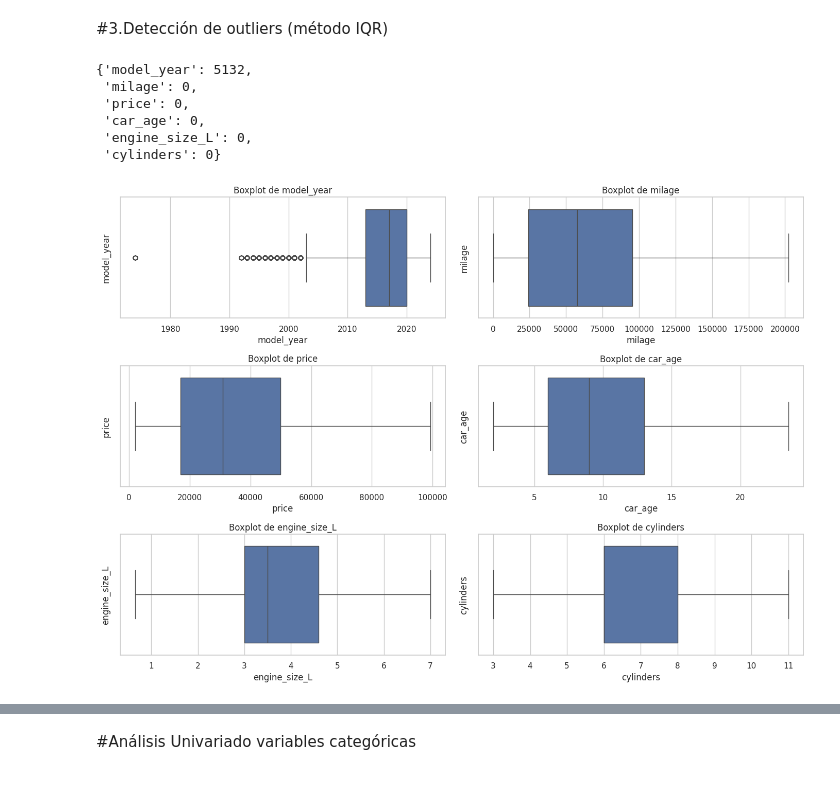
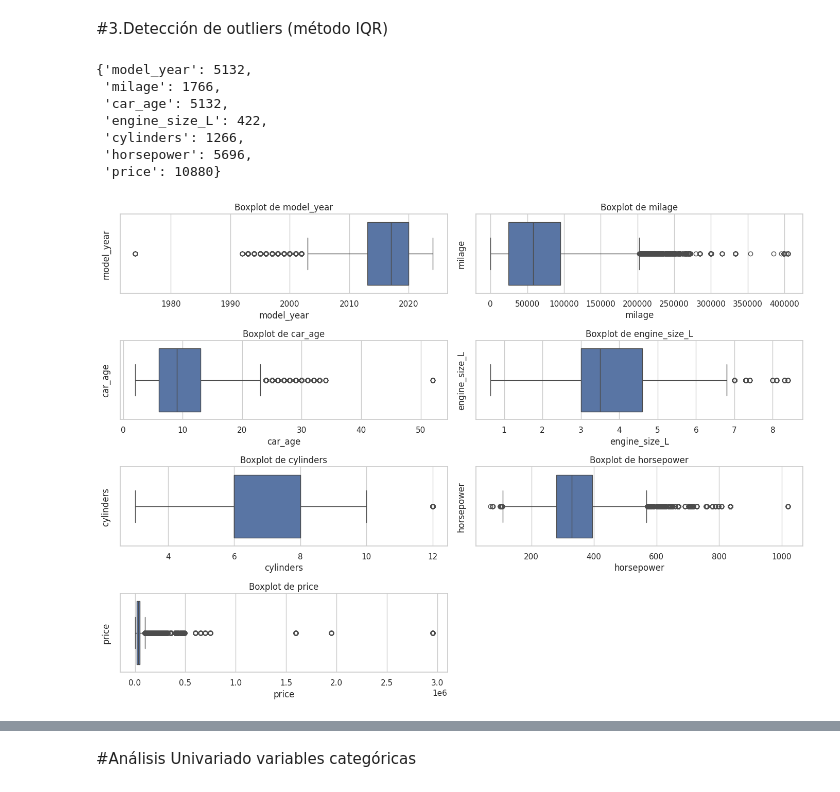
Before and after one commit to Bootcamp-Data-Analyst/proyecto7-grupo3-problema-de-regresion, a Jupyter notebook: car-price-ml-proyect/notebooks/EDA_Andrés.ipynb, the cells around one changed output, grey strips where cells are left out. Drawn from its saved outputs; the diff is of its cells as text; code cells hidden in the pictures.

Commit message:
EDA: Terminado el EDA con análisis univariado y variado de nuestros dataset, preparador para codificación y entrenamiento del modelo

```diff
--- a/car-price-ml-proyect/notebooks/EDA_Andrés.ipynb
+++ b/car-price-ml-proyect/notebooks/EDA_Andrés.ipynb
@@ -17,14 +17,16 @@ plt.rcParams["figure.figsize"] = (10, 6) #utilidades especificas para visualizac
 # %%
 #Procedemos a cargar el dataset y visualizarlo
 df_clean=pd.read_csv("cleaned_train.csv")
+df_clean_test = pd.read_csv("cleaned_test.csv")
 
 # Obtenemos una lista de las columnas que queremos cambiar su tipo
 cat_cols = [
-    'brand','model','fuel_type','transmission',
-    'ext_col','int_col','accident','clean_title'
+    'brand','fuel_type','transmission_simple',
+    'accident','clean_title'
 ]
 # Cambiamos el tipo a category
 df_clean[cat_cols] = df_clean[cat_cols].astype('category')
+df_clean_test[cat_cols] = df_clean_test[cat_cols].astype('category')
 
 df_clean.info() #ver los datatypes, valores faltantes
 df_clean.describe() #stats de columnas numéricas
@@ -69,7 +84,7 @@ df_clean.head() #muestra las primeras filas
 #2.Análisis Univariado – Métricas Numéricas
 # %%
 #Guardamos las variables númericas en una lista
-variables_numericas = ['model_year','milage','price','car_age','engine_size_L','cylinders','horsepower']
+variables_numericas = ['model_year','milage','car_age','engine_size_L','cylinders','horsepower','price']
 # Realización de histograma por cada columna dentro del array
 df_clean[variables_numericas].hist(
     figsize=(14,10),
@@ -103,24 +149,27 @@ for col in variables_numericas:
 outliers_summary
 # %% [output]
 {'model_year': 5132,
- 'milage': 0,
- 'price': 0,
- 'car_age': 0,
- 'engine_size_L': 0,
- 'cylinders': 0}
+ 'milage': 1766,
+ 'car_age': 5132,
+ 'engine_size_L': 422,
+ 'cylinders': 1266,
+ 'horsepower': 5696,
+ 'price': 10880}
 # %%
 plt.figure(figsize=(14,10))
 
+# Ajustamos la cuadrícula a 4 filas y 2 columnas para acomodar 7 gráficos
+# Esto provee 8 espacios, usando 7 de ellos.
 for i, col in enumerate(variables_numericas, 1):
-    plt.subplot(3, 2, i)
+    plt.subplot(4, 2, i) # Cambiamos de 3, 2 a 4, 2
     sns.boxplot(
         x=df_clean[col], # Aquí se define como se muestra el boxplot, en horizontal o vertical
         orient='h'       # Esto hace automáticamente los quartiles
     )
     plt.title(f'Boxplot de {col}')
     plt.ylabel(col)
 
 plt.tight_layout()
 plt.show()
 # %% [output]
-[figure, old version]
+[figure, new version]
```
Also changed, not shown: parts of 19 cells of this notebook, 2 other files.
